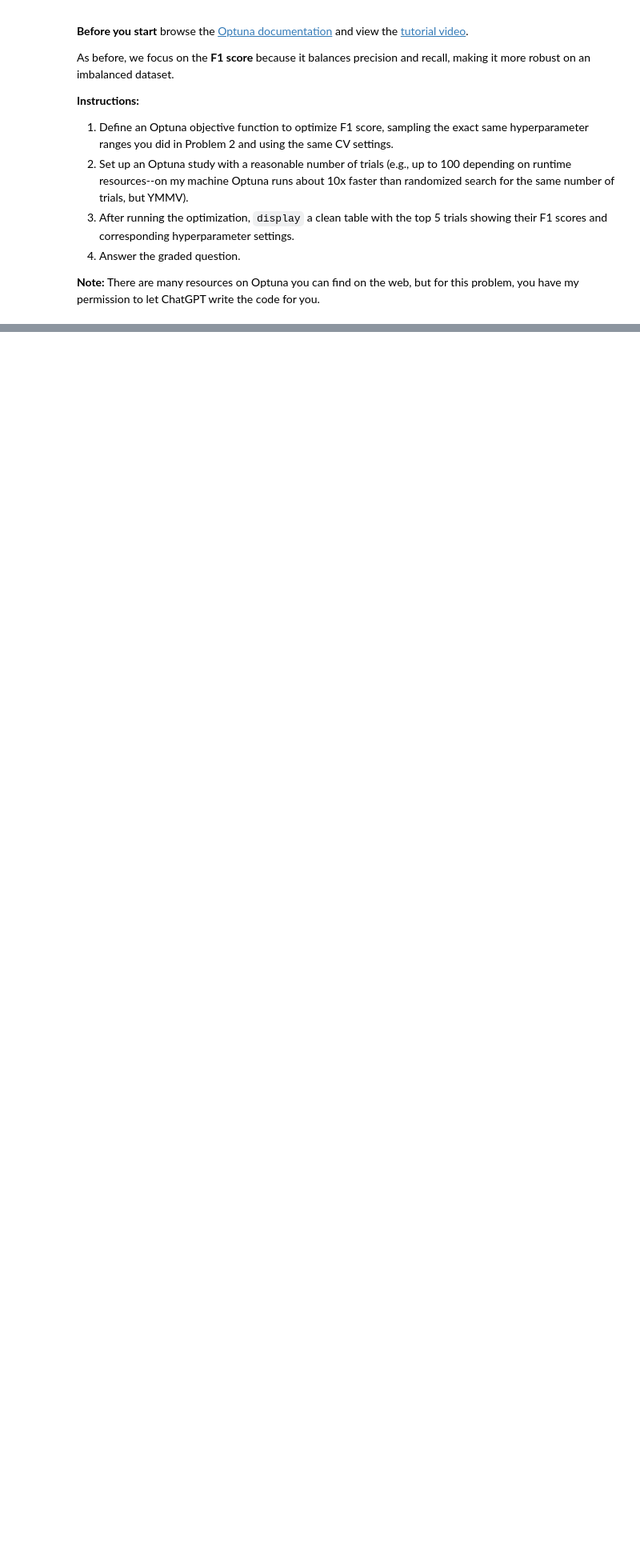
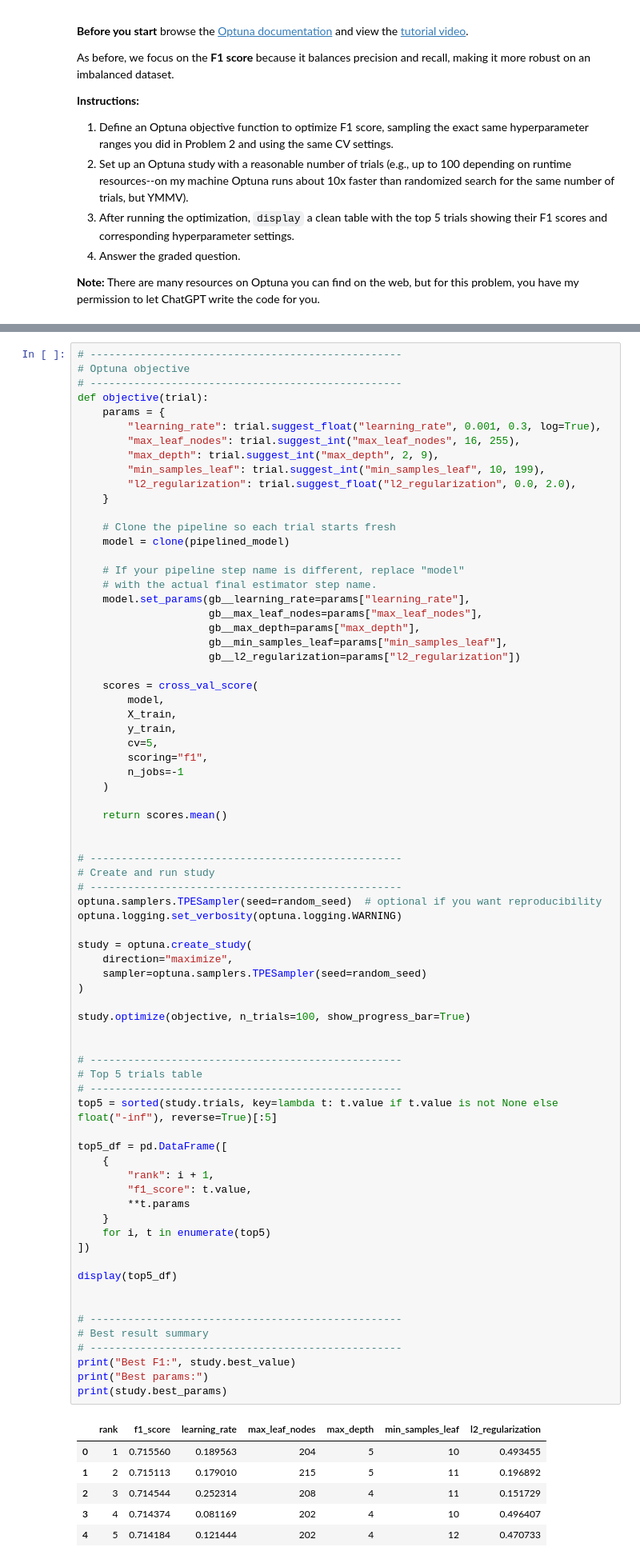
Before and after one commit to andre-bu-gitdev/ML_Fundamentals_dx603, a Jupyter notebook: Homework_08.ipynb, the cells around one changed output, grey strips where cells are left out. Shown at 80% size. Drawn from its saved outputs; the diff is of its cells as text; blank space fills up the shorter version.

```diff
--- a/Homework_08.ipynb
+++ b/Homework_08.ipynb
@@ -433,0 +463,80 @@ As before, we focus on the **F1 score** because it balances precision and recall
+# %%
+# --------------------------------------------------
+# Optuna objective
+# --------------------------------------------------
+def objective(trial):
+    params = {
+        "learning_rate": trial.suggest_float("learning_rate", 0.001, 0.3, log=True),
+        "max_leaf_nodes": trial.suggest_int("max_leaf_nodes", 16, 255),
+        "max_depth": trial.suggest_int("max_depth", 2, 9),
+        "min_samples_leaf": trial.suggest_int("min_samples_leaf", 10, 199),
+        "l2_regularization": trial.suggest_float("l2_regularization", 0.0, 2.0),
+    }
+
+    # Clone the pipeline so each trial starts fresh
+    model = clone(pipelined_model)
+
+    # If your pipeline step name is different, replace "model"
+    # with the actual final estimator step name.
+    model.set_params(gb__learning_rate=params["learning_rate"],
+                     gb__max_leaf_nodes=params["max_leaf_nodes"],
+                     gb__max_depth=params["max_depth"],
+                     gb__min_samples_leaf=params["min_samples_leaf"],
+                     gb__l2_regularization=params["l2_regularization"])
+
+    scores = cross_val_score(
+        model,
+        X_train,
+        y_train,
+        cv=5,
+        scoring="f1",
+        n_jobs=-1
+    )
+
+    return scores.mean()
+
+
+# --------------------------------------------------
+# Create and run study
+# --------------------------------------------------
+optuna.samplers.TPESampler(seed=random_seed)  # optional if you want reproducibility
+optuna.logging.set_verbosity(optuna.logging.WARNING)
+
+study = optuna.create_study(
+    direction="maximize",
+    sampler=optuna.samplers.TPESampler(seed=random_seed)
+)
+
+study.optimize(objective, n_trials=100, show_progress_bar=True)
+
+
+# --------------------------------------------------
+# Top 5 trials table
+# --------------------------------------------------
+top5 = sorted(study.trials, key=lambda t: t.value if t.value is not None else float("-inf"), reverse=True)[:5]
+
+top5_df = pd.DataFrame([
+    {
+        "rank": i + 1,
+        "f1_score": t.value,
+        **t.params
+    }
+    for i, t in enumerate(top5)
+])
+
+display(top5_df)
+
+
+# --------------------------------------------------
+# Best result summary
+# --------------------------------------------------
+print("Best F1:", study.best_value)
+print("Best params:")
+print(study.best_params)
+# %% [output]
+|  | rank | f1_score | learning_rate | max_leaf_nodes | max_depth | min_samples_leaf | l2_regularization |
+| 0 | 1 | 0.715560 | 0.189563 | 204 | 5 | 10 | 0.493455 |
+| 1 | 2 | 0.715113 | 0.179010 | 215 | 5 | 11 | 0.196892 |
+| 2 | 3 | 0.714544 | 0.252314 | 208 | 4 | 11 | 0.151729 |
+| 3 | 4 | 0.714374 | 0.081169 | 202 | 4 | 10 | 0.496407 |
+| 4 | 5 | 0.714184 | 0.121444 | 202 | 4 | 12 | 0.470733 |
```
Also changed, not shown: parts of 5 cells of this notebook.
